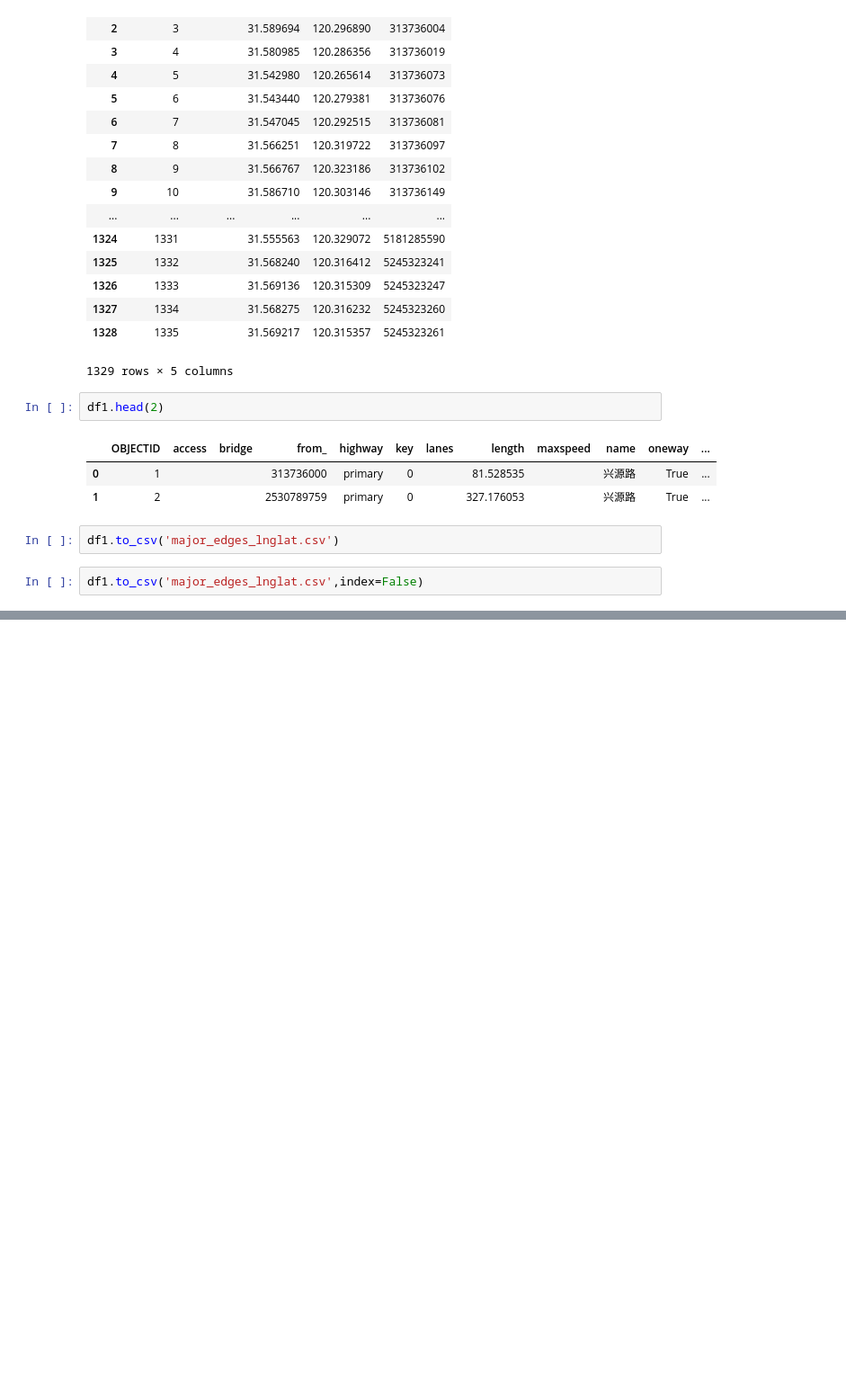
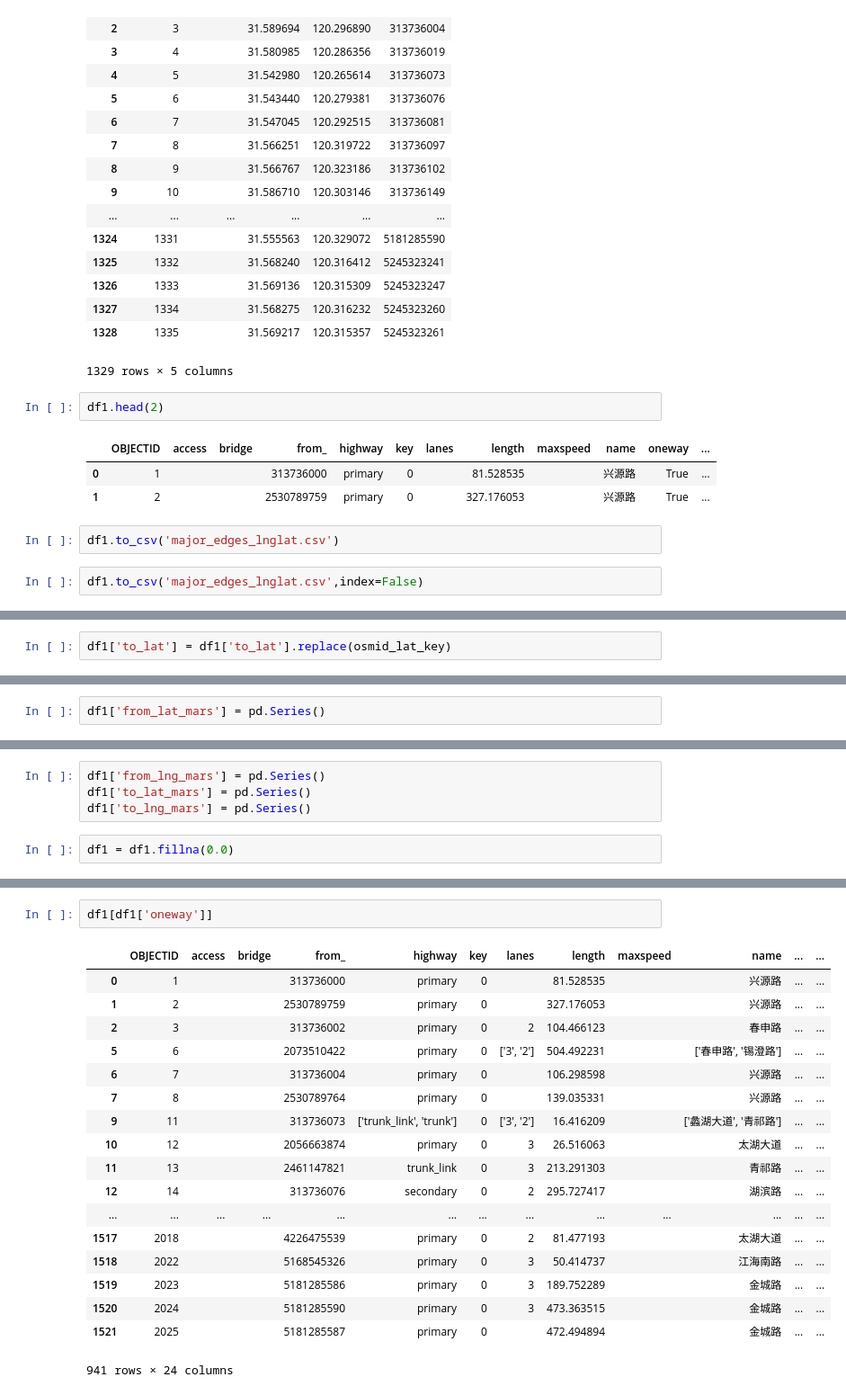
Before and after one commit to fuerdi2/WXRd, a Jupyter notebook: WX_project.ipynb, the cells around one changed output, grey strips where cells are left out. Shown at 90% size. Saved outputs shown, nothing was run; the diff lists cells and outputs as text; blank space fills up the shorter version.

```diff
--- a/WX_project.ipynb
+++ b/WX_project.ipynb
@@ -411,0 +592,2 @@ df1.to_csv('major_edges_lnglat.csv',index=False)
+# %%
+df1['to_lat'] = df1['to_lat'].replace(osmid_lat_key)
@@ -411,0 +625,2 @@ df1.to_csv('major_edges_lnglat.csv',index=False)
+# %%
+df1['from_lat_mars'] = pd.Series()
@@ -411,0 +633,6 @@ df1.to_csv('major_edges_lnglat.csv',index=False)
+# %%
+df1['from_lng_mars'] = pd.Series()
+df1['to_lat_mars'] = pd.Series()
+df1['to_lng_mars'] = pd.Series()
+# %%
+df1 = df1.fillna(0.0)
@@ -411,0 +782,21 @@ df1.to_csv('major_edges_lnglat.csv',index=False)
+# %%
+df1[df1['oneway']]
+# %% [output]
+|  | OBJECTID | access | bridge | from_ | highway | key | lanes | length | maxspeed | name | ... | ... |
+| 0 | 1 |  |  | 313736000 | primary | 0 |  | 81.528535 |  | 兴源路 | ... | ... |
+| 1 | 2 |  |  | 2530789759 | primary | 0 |  | 327.176053 |  | 兴源路 | ... | ... |
+| 2 | 3 |  |  | 313736002 | primary | 0 | 2 | 104.466123 |  | 春申路 | ... | ... |
+| 5 | 6 |  |  | 2073510422 | primary | 0 | ['3', '2'] | 504.492231 |  | ['春申路', '锡澄路'] | ... | ... |
+| 6 | 7 |  |  | 313736004 | primary | 0 |  | 106.298598 |  | 兴源路 | ... | ... |
+| 7 | 8 |  |  | 2530789764 | primary | 0 |  | 139.035331 |  | 兴源路 | ... | ... |
+| 9 | 11 |  |  | 313736073 | ['trunk_link', 'trunk'] | 0 | ['3', '2'] | 16.416209 |  | ['蠡湖大道', '青祁路'] | ... | ... |
+| 10 | 12 |  |  | 2056663874 | primary | 0 | 3 | 26.516063 |  | 太湖大道 | ... | ... |
+| 11 | 13 |  |  | 2461147821 | trunk_link | 0 | 3 | 213.291303 |  | 青祁路 | ... | ... |
+| 12 | 14 |  |  | 313736076 | secondary | 0 | 2 | 295.727417 |  | 湖滨路 | ... | ... |
+| ... | ... | ... | ... | ... | ... | ... | ... | ... | ... | ... | ... | ... |
+| 1517 | 2018 |  |  | 4226475539 | primary | 0 | 2 | 81.477193 |  | 太湖大道 | ... | ... |
+| 1518 | 2022 |  |  | 5168545326 | primary | 0 | 3 | 50.414737 |  | 江海南路 | ... | ... |
+| 1519 | 2023 |  |  | 5181285586 | primary | 0 | 3 | 189.752289 |  | 金城路 | ... | ... |
+| 1520 | 2024 |  |  | 5181285590 | primary | 0 | 3 | 473.363515 |  | 金城路 | ... | ... |
+| 1521 | 2025 |  |  | 5181285587 | primary | 0 |  | 472.494894 |  | 金城路 | ... | ... |
+941 rows × 24 columns
```
Also changed, not shown: parts of 45 cells of this notebook, 8 other files.
